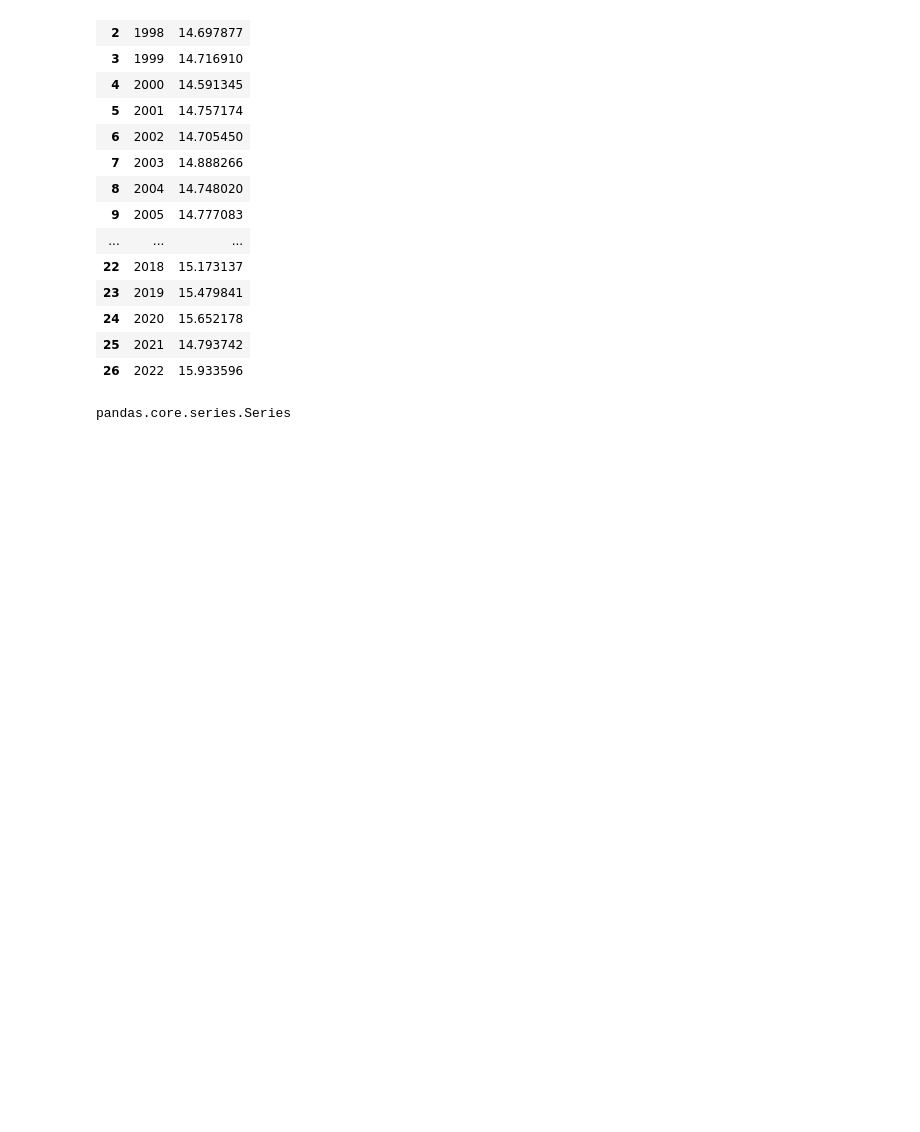
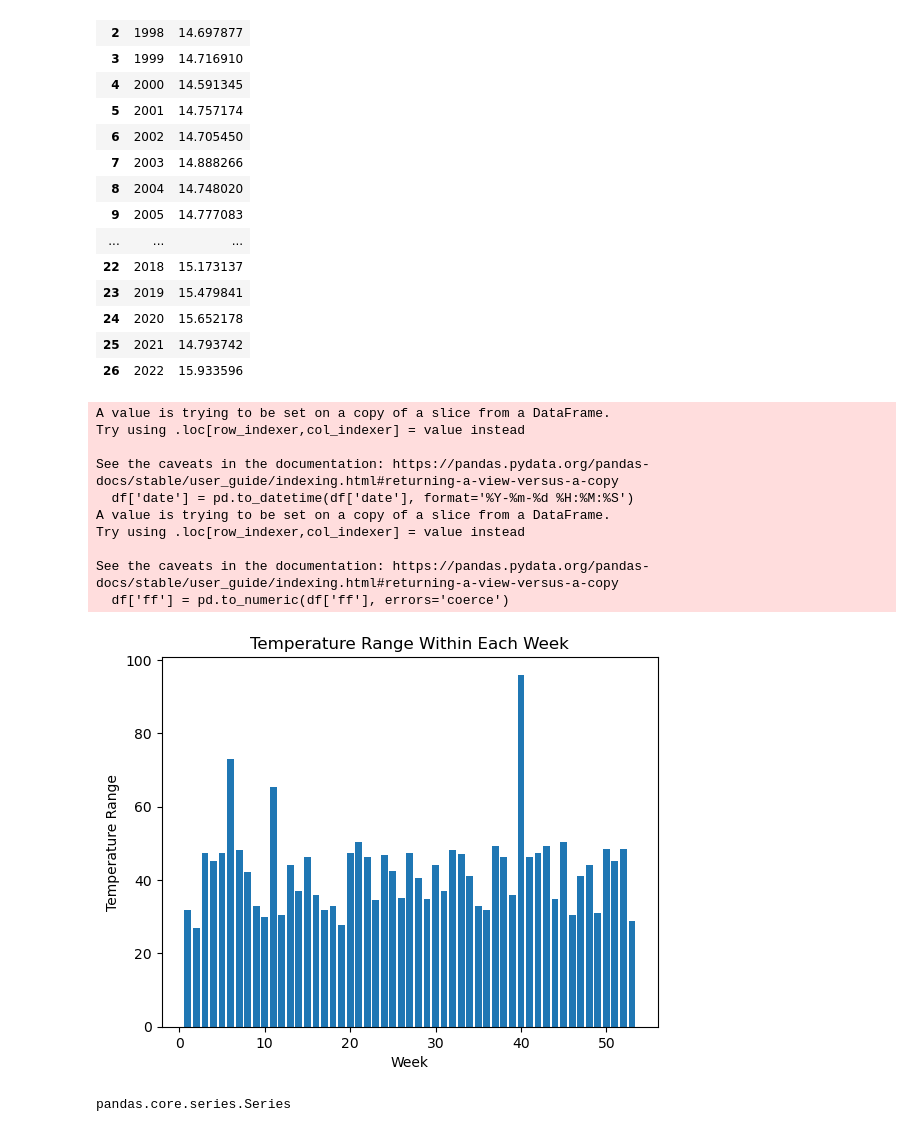
Before and after one commit to DayStayyy/PythonAvance, a Jupyter notebook: exploration de donnée.ipynb, the cells around one changed output. Saved outputs shown, nothing was run; the diff lists cells and outputs as text; code cells hidden in the pictures; blank space fills up the shorter version.

```diff
--- a/exploration de donnée.ipynb
+++ b/exploration de donnée.ipynb
@@ -69,6 +69,32 @@ mean_temp_by_year
 | 24 | 2020 | 15.652178 |
 | 25 | 2021 | 14.793742 |
 | 26 | 2022 | 15.933596 |
+# %%
+df['date'] = pd.to_datetime(df['date'], format='%Y-%m-%d %H:%M:%S')
+df['ff'] = pd.to_numeric(df['ff'], errors='coerce')
+df = df.dropna(subset=['ff'])
+
+# Group the DataFrame by week and calculate the range of temperatures within each week
+df_weekly = df.groupby(df['date'].dt.isocalendar().week)['ff'].apply(lambda x: np.ptp(x)).reset_index(name='range_temp')
+df_weekly
+# Plot the temperature ranges within each week using a bar chart
+plt.bar(df_weekly['week'], df_weekly['range_temp'])
+plt.xlabel('Week')
+plt.ylabel('Temperature Range')
+plt.title('Temperature Range Within Each Week')
+plt.show()
+# %% [output]
+A value is trying to be set on a copy of a slice from a DataFrame.
+Try using .loc[row_indexer,col_indexer] = value instead
+
+See the caveats in the documentation: https://pandas.pydata.org/pandas-docs/stable/user_guide/indexing.html#returning-a-view-versus-a-copy
+  df['date'] = pd.to_datetime(df['date'], format='%Y-%m-%d %H:%M:%S')
+A value is trying to be set on a copy of a slice from a DataFrame.
+Try using .loc[row_indexer,col_indexer] = value instead
+
+See the caveats in the documentation: https://pandas.pydata.org/pandas-docs/stable/user_guide/indexing.html#returning-a-view-versus-a-copy
+  df['ff'] = pd.to_numeric(df['ff'], errors='coerce')
+[figure, added]
 # %%
 type(mean_temp_by_year.TMean)
 # %% [output]
```
Also changed, not shown: parts of 4 cells of this notebook, 2 other files.
